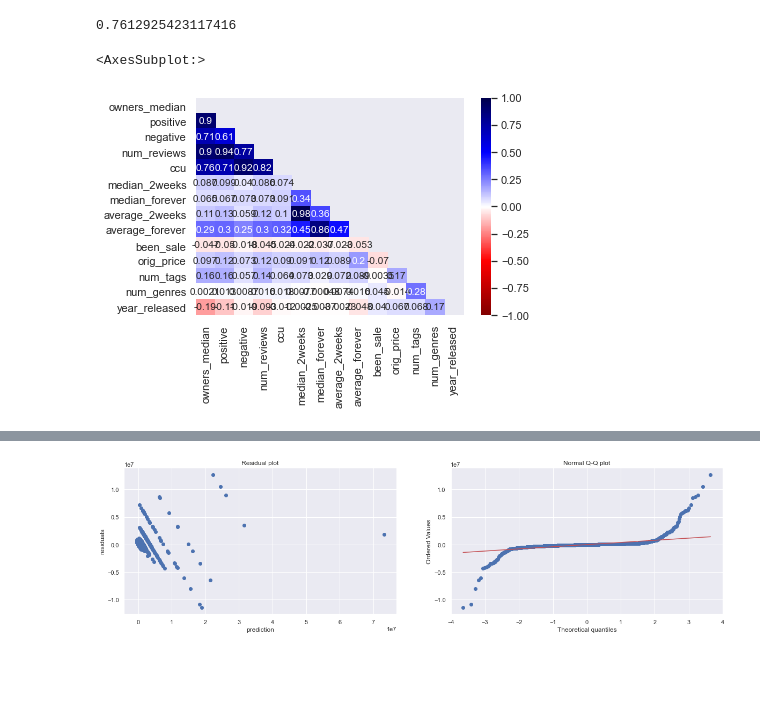
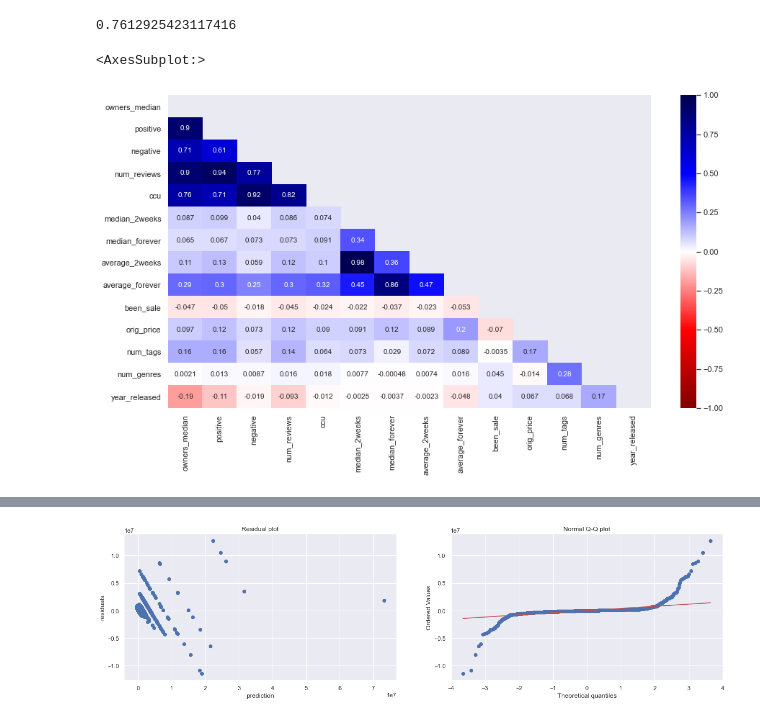
Before and after one commit to MichaelHarnett/Regression_Metis, a Jupyter notebook: steamspy_api_scraping.ipynb, the cells around one changed output, grey strips where cells are left out. Drawn from its saved outputs; the diff is of its cells as text; code cells hidden in the pictures; blank space fills up the shorter version.

```diff
--- a/steamspy_api_scraping.ipynb
+++ b/steamspy_api_scraping.ipynb
@@ -253,8 +255,9 @@ lr.score(X_val, y_val)
 0.7612925423117416
 # %%
 heatmapdf = ownerdf.iloc[:,1:15]
+plt.figure(figsize(15,8))
 upper = np.triu(heatmapdf.corr())
 sns.heatmap(heatmapdf.corr(), cmap="seismic_r", annot=True, vmin=-1, vmax=1, mask=upper)
 # %% [output]
 <AxesSubplot:>
-[figure, old version]
+[figure, new version]
```
Also changed, not shown: parts of 36 cells of this notebook, 4 other files.
